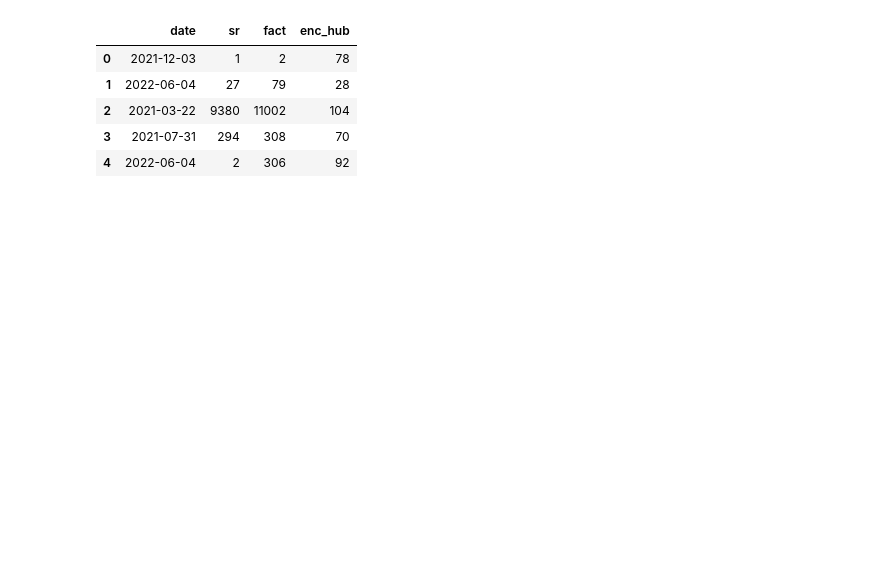
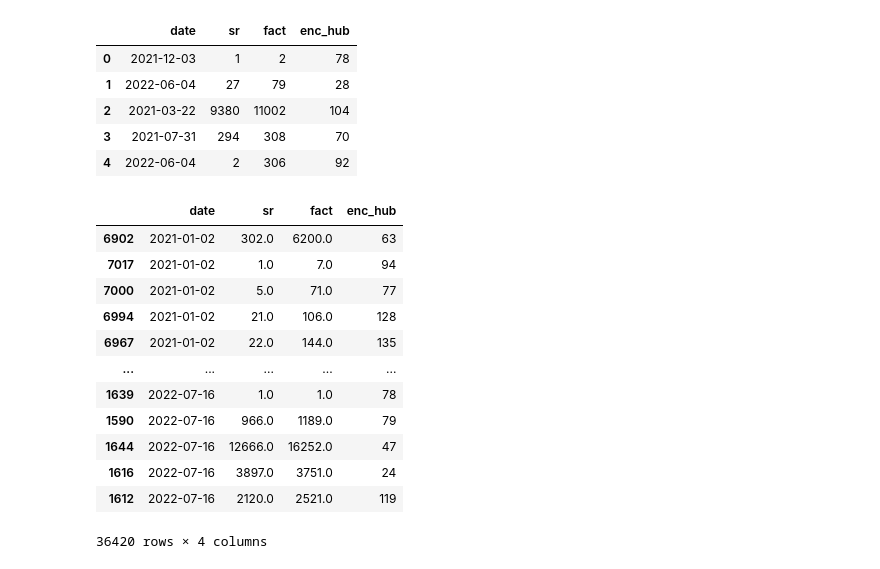
Before and after one commit to Olenek/test_oz, a Jupyter notebook: main.ipynb, the cells around one changed output. Cells and saved outputs as stored; diff of their text form; code cells hidden in the pictures; blank space fills up the shorter version.

```diff
--- a/main.ipynb
+++ b/main.ipynb
@@ -11,3 +11,21 @@ df.head()
 | 2 | 2021-03-22 | 9380 | 11002 | 104 |
 | 3 | 2021-07-31 | 294 | 308 | 70 |
 | 4 | 2022-06-04 | 2 | 306 | 92 |
+# %%
+df.date = df.date.astype(np.datetime64)
+df = df.sort_values(by='date')
+df
+# %% [output]
+|  | date | sr | fact | enc_hub |
+| 6902 | 2021-01-02 | 302.0 | 6200.0 | 63 |
+| 7017 | 2021-01-02 | 1.0 | 7.0 | 94 |
+| 7000 | 2021-01-02 | 5.0 | 71.0 | 77 |
+| 6994 | 2021-01-02 | 21.0 | 106.0 | 128 |
+| 6967 | 2021-01-02 | 22.0 | 144.0 | 135 |
+| ... | ... | ... | ... | ... |
+| 1639 | 2022-07-16 | 1.0 | 1.0 | 78 |
+| 1590 | 2022-07-16 | 966.0 | 1189.0 | 79 |
+| 1644 | 2022-07-16 | 12666.0 | 16252.0 | 47 |
+| 1616 | 2022-07-16 | 3897.0 | 3751.0 | 24 |
+| 1612 | 2022-07-16 | 2120.0 | 2521.0 | 119 |
+36420 rows × 4 columns
```
Also changed, not shown: parts of 19 cells of this notebook, 1 other file.
